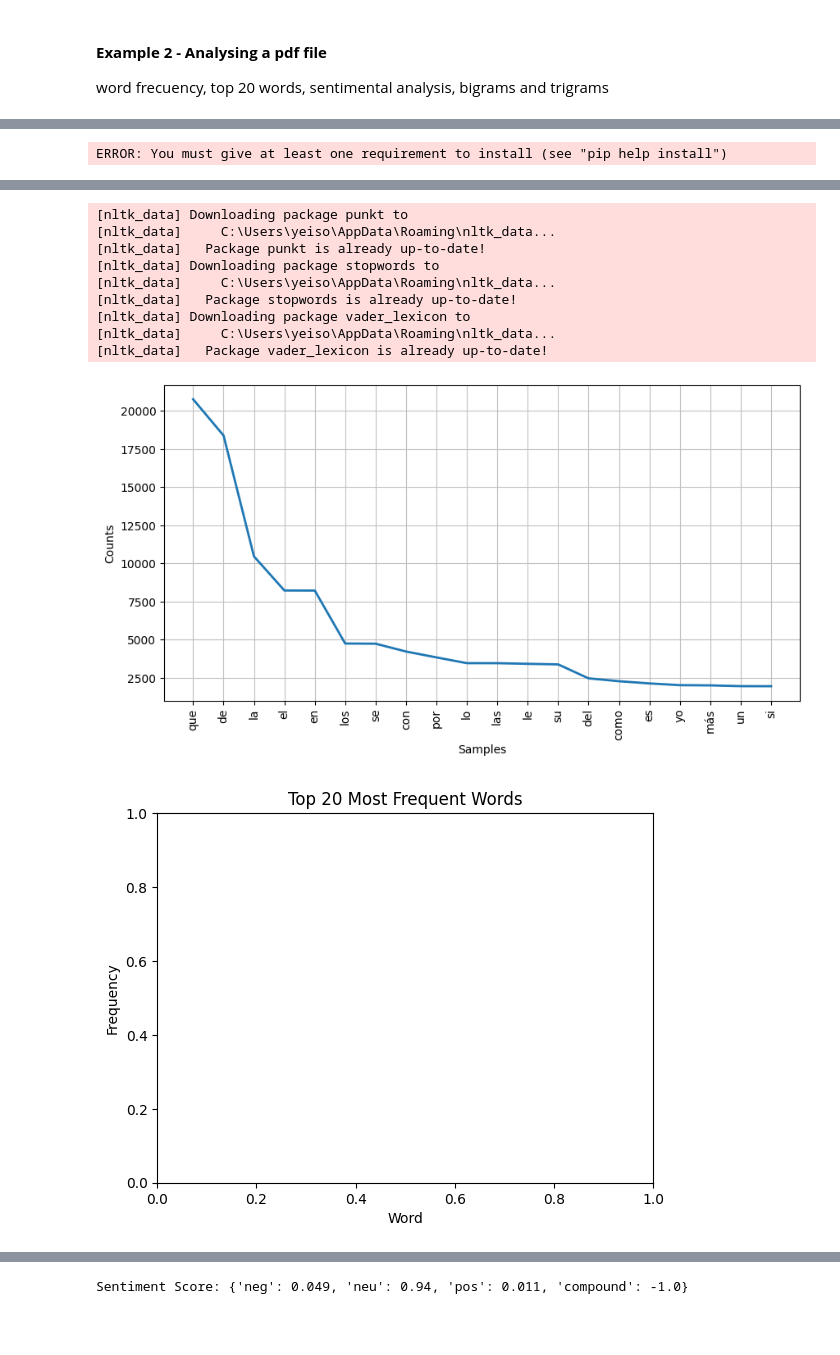
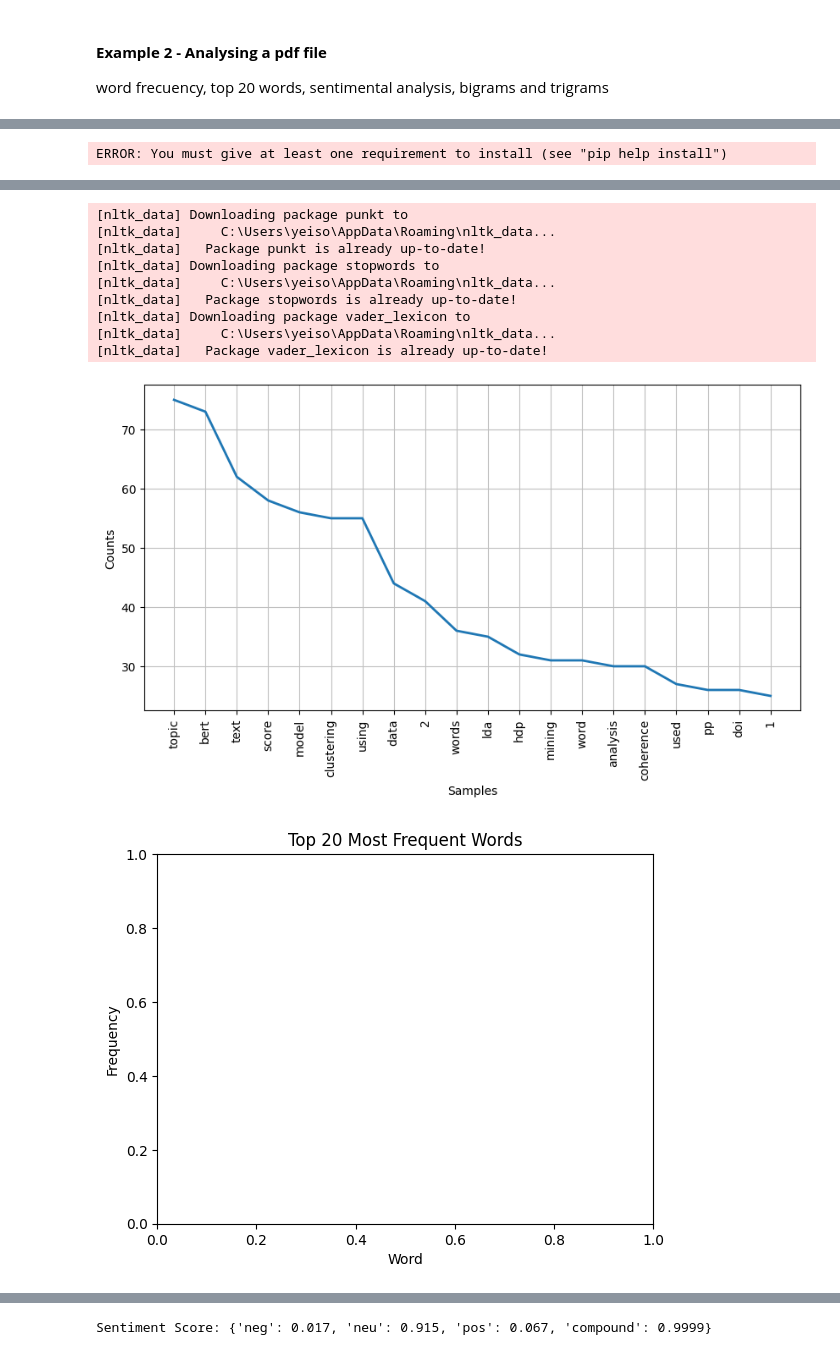
Before and after one commit to yeisonmontoya1815/Special-Topics-in-Data-Analytics, a Jupyter notebook: Seminar 3 - Text Mining.ipynb, the cells around one changed output, grey strips where cells are left out. Drawn from its saved outputs; the diff is of its cells as text; code cells hidden in the pictures; blank space fills up the shorter version.

```diff
--- a/Seminar 3 - Text Mining.ipynb
+++ b/Seminar 3 - Text Mining.ipynb
@@ -288,7 +272,7 @@ def analyze_pdf(pdf_path, max_tokens=None):
     plot_bigrams_trigrams(preprocessed_words)
 
 # Path to the PDF file
-pdf_path = 'C:/Users/yeiso/Documents/GitHub/Special-Topics-in-Data-Analytics-CSIS-4260-002/docs/DON_QUIJOTE.pdf'
+pdf_path = 'C:/Users/yeiso/Documents/GitHub/Special-Topics-in-Data-Analytics-CSIS-4260-002/docs/TEXT_MINING_CLUSTERING_USING_BERT_AND_PROBABILISTI.pdf'
 
 # Analyze the PDF (limiting to 1000 tokens for example)
 analyze_pdf(pdf_path)
@@ -301,24 +285,24 @@ Note: you may need to restart the kernel to use updated packages.
 Requirement already satisfied: wordcloud in c:\users\yeiso\appdata\local\programs\python\python312\lib\site-packages (1.9.3)
 Requirement already satisfied: numpy>=1.6.1 in c:\users\yeiso\appdata\local\programs\python\python312\lib\site-packages (from wordcloud) (1.26.0)
 Requirement already satisfied: pillow in c:\users\yeiso\appdata\local\programs\python\python312\lib\site-packages (from wordcloud) (10.0.1)
 Requirement already satisfied: matplotlib in c:\users\yeiso\appdata\local\programs\python\python312\lib\site-packages (from wordcloud) (3.8.0)
 Requirement already satisfied: contourpy>=1.0.1 in c:\users\yeiso\appdata\local\programs\python\python312\lib\site-packages (from matplotlib->wordcloud) (1.1.1)
 Requirement already satisfied: cycler>=0.10 in c:\users\yeiso\appdata\local\programs\python\python312\lib\site-packages (from matplotlib->wordcloud) (0.12.1)
 Requirement already satisfied: fonttools>=4.22.0 in c:\users\yeiso\appdata\local\programs\python\python312\lib\site-packages (from matplotlib->wordcloud) (4.43.1)
 Requirement already satisfied: kiwisolver>=1.0.1 in c:\users\yeiso\appdata\local\programs\python\python312\lib\site-packages (from matplotlib->wordcloud) (1.4.5)
 Requirement already satisfied: packaging>=20.0 in c:\users\yeiso\appdata\roaming\python\python312\site-packages (from matplotlib->wordcloud) (23.2)
 Requirement already satisfied: pyparsing>=2.3.1 in c:\users\yeiso\appdata\local\programs\python\python312\lib\site-packages (from matplotlib->wordcloud) (3.1.1)
 Requirement already satisfied: python-dateutil>=2.7 in c:\users\yeiso\appdata\local\programs\python\python312\lib\site-packages (from matplotlib->wordcloud) (2.8.2)
 Requirement already satisfied: six>=1.5 in c:\users\yeiso\appdata\local\programs\python\python312\lib\site-packages (from python-dateutil>=2.7->matplotlib->wordcloud) (1.16.0)
 Note: you may need to restart the kernel to use updated packages.
 [nltk_data] Downloading package punkt to
 [nltk_data]     C:\Users\yeiso\AppData\Roaming\nltk_data...
 [nltk_data]   Package punkt is already up-to-date!
 [nltk_data] Downloading package stopwords to
 [nltk_data]     C:\Users\yeiso\AppData\Roaming\nltk_data...
 [nltk_data]   Package stopwords is already up-to-date!
 [nltk_data] Downloading package vader_lexicon to
 [nltk_data]     C:\Users\yeiso\AppData\Roaming\nltk_data...
 [nltk_data]   Package vader_lexicon is already up-to-date!
-[figure, old version]
+[figure, new version]
 [figure]
@@ -326 +310 @@ Note: you may need to restart the kernel to use updated packages.
-Sentiment Score: {'neg': 0.049, 'neu': 0.94, 'pos': 0.011, 'compound': -1.0}
+Sentiment Score: {'neg': 0.017, 'neu': 0.915, 'pos': 0.067, 'compound': 0.9999}
```
Also changed, not shown: parts of 5 cells of this notebook, 1 other file.
